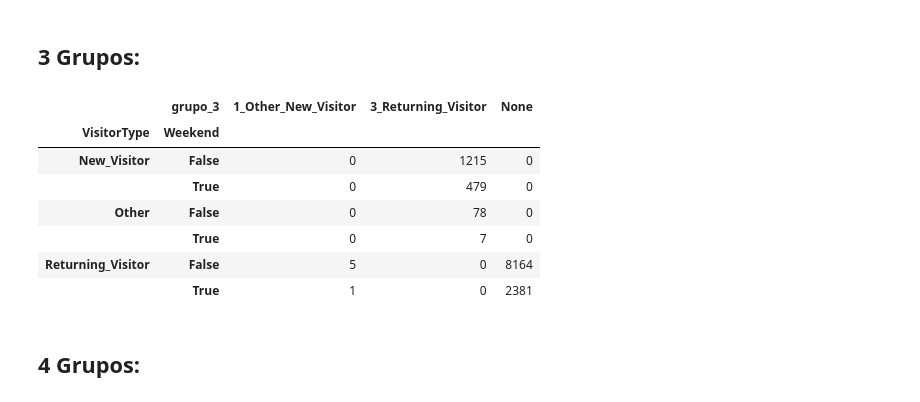
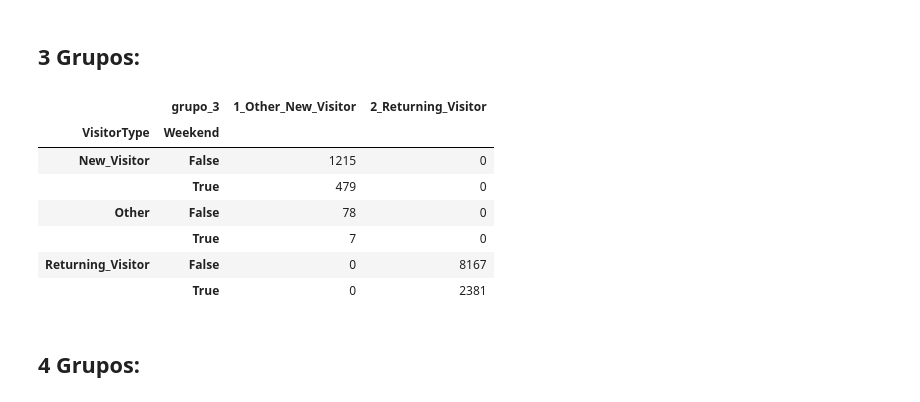
Before and after one commit to marceloaires7/EBAC-Exercicios, a Jupyter notebook: Exercício_Cientista_de_dados_Módulo30/Exercício 2/mod30_tarefa02.ipynb, the cells around one changed output. Drawn from its saved outputs; the diff is of its cells as text; code cells hidden in the pictures.

```diff
--- a/Exercício_Cientista_de_dados_Módulo30/Exercício 2/mod30_tarefa02.ipynb
+++ b/Exercício_Cientista_de_dados_Módulo30/Exercício 2/mod30_tarefa02.ipynb
@@ -225,6 +235,5 @@ df_pad
 # %%
-vars_cat = [True if x in ['SpecialDay',
-                          'Month',
+vars_cat = [True if x in ['Month',
                           'Weekend',
                           'VisitorType_New_Visitor',
                           'VisitorType_Returning_Visitor',
@@ -314,19 +329,20 @@ Name: count, dtype: int64
 ## 3 Grupos:
 # %%
 # GRUPO 1 = 'Other' e 'New_Visitor' de 'VisitorType'
+# GRUPO 2 = None
 # GRUPO 3 = 'Returning_Visitor' de 'VisitorType'
 df_3grupos = df.reset_index().merge(df_pad['grupo_3'].reset_index(), how='left')
-df_3grupos['grupo_3'] = df_3grupos['grupo_3'].map({1:'1_Other_New_Visitor', 2: 'None', 3: '3_Returning_Visitor'})
+df_3grupos['grupo_3'] = df_3grupos['grupo_3'].map({1: '1_Other_New_Visitor', 2: None, 3: '2_Returning_Visitor'})
 df_3grupos.groupby(['VisitorType', 'Weekend', 'grupo_3'])['index'].count().unstack().fillna(0).style.highlight_quantile(color='orange').highlight_max(color='green', axis = 1).format(precision=0)
 # %% [output]
-|  | grupo_3 | 1_Other_New_Visitor | 3_Returning_Visitor | None |
-| VisitorType | Weekend |  |  |  |
-| New_Visitor | False | 0 | 1215 | 0 |
-|  | True | 0 | 479 | 0 |
-| Other | False | 0 | 78 | 0 |
-|  | True | 0 | 7 | 0 |
-| Returning_Visitor | False | 5 | 0 | 8164 |
-|  | True | 1 | 0 | 2381 |
+|  | grupo_3 | 1_Other_New_Visitor | 2_Returning_Visitor |
+| VisitorType | Weekend |  |  |
+| New_Visitor | False | 1215 | 0 |
+|  | True | 479 | 0 |
+| Other | False | 78 | 0 |
+|  | True | 7 | 0 |
+| Returning_Visitor | False | 0 | 8167 |
+|  | True | 0 | 2381 |
 # %% [markdown]
 ## 4 Grupos:
 # %%
```
Also changed, not shown: parts of 18 cells of this notebook.
